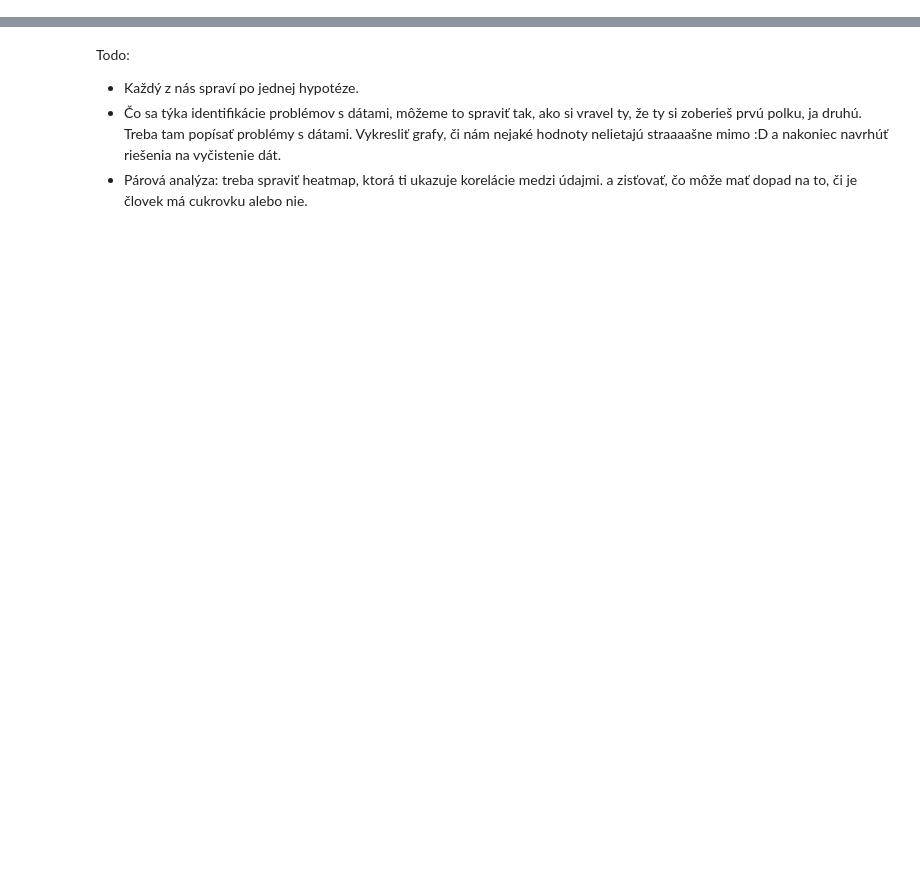
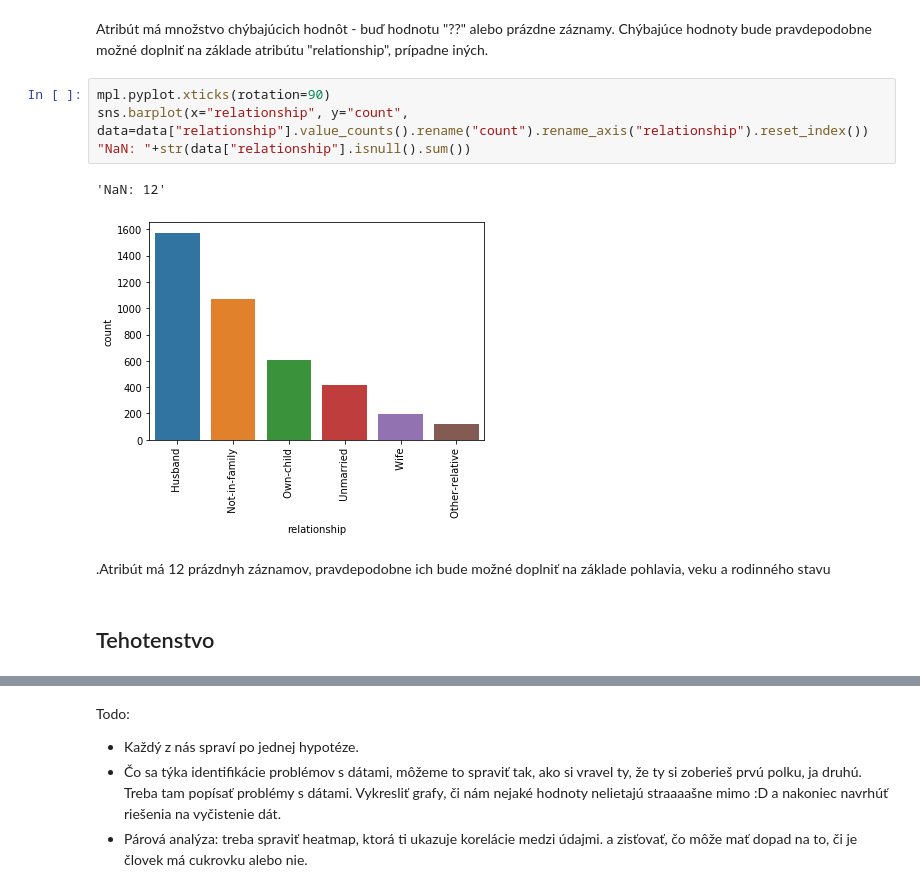
Before and after one commit to Gugliar/IAU-projekt, a Jupyter notebook: IAU_Tibensky_Jedinak.ipynb, the cells around one changed output, grey strips where cells are left out. Drawn from its saved outputs; the diff is of its cells as text; blank space fills up the shorter version.

```diff
--- a/IAU_Tibensky_Jedinak.ipynb
+++ b/IAU_Tibensky_Jedinak.ipynb
@@ -55,0 +233,13 @@ A taktiež o ich zdravotnom stave:
+# %% [markdown]
+Atribút má množstvo chýbajúcich hodnôt - buď hodnotu "??" alebo prázdne záznamy. Chýbajúce hodnoty bude pravdepodobne možné doplniť na základe atribútu "relationship", prípadne iných.
+# %%
+mpl.pyplot.xticks(rotation=90)
+sns.barplot(x="relationship", y="count", data=data["relationship"].value_counts().rename("count").rename_axis("relationship").reset_index())
+"NaN: "+str(data["relationship"].isnull().sum())
+# %% [output]
+'NaN: 12'
+[figure, added]
+# %% [markdown]
+.Atribút má 12 prázdnyh záznamov, pravdepodobne ich bude možné doplniť na základe pohlavia, veku a rodinného stavu
+# %% [markdown]
+## Tehotenstvo
```
Also changed, not shown: parts of 30 cells of this notebook, 1 other file.
